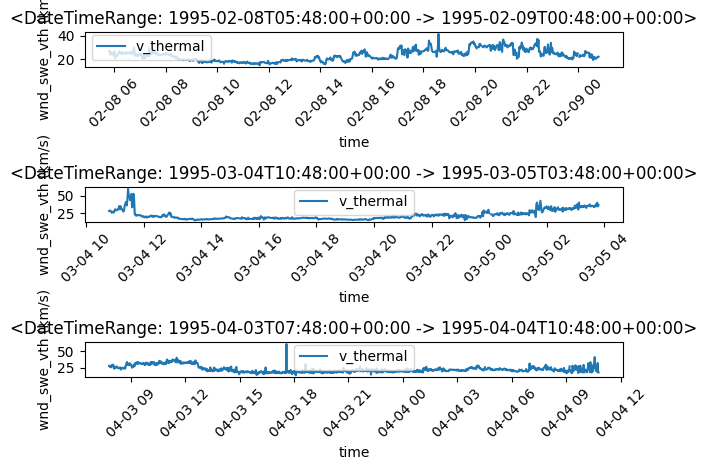
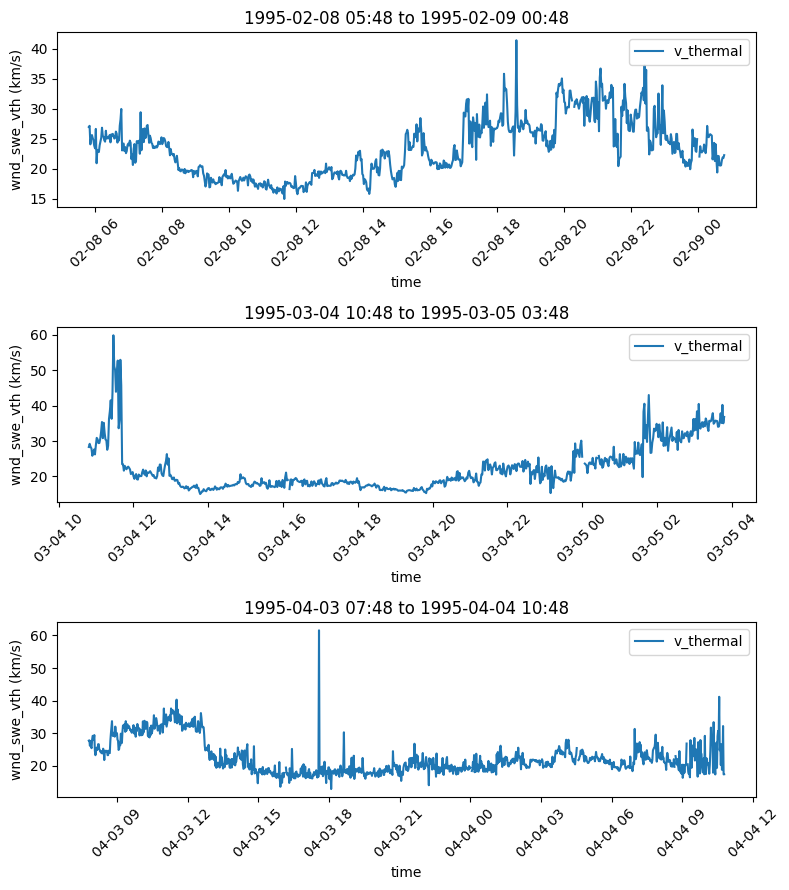
Code edit (unified diff) that turned the first committed figure into the second:
--- before
+++ after
@@ -1,6 +1,6 @@
-fig, axes = plt.subplots(len(vth_per_cloud), 1, sharex=False)
+fig, axes = plt.subplots(len(vth_per_cloud), 1, figsize=(8, 9))
 for ax, var, cloud in zip(axes, vth_per_cloud, magnetic_clouds[:3]):
     var.plot(ax=ax)
-    ax.set_title(str(cloud))
-plt.tight_layout()
+    ax.set_title(f"{cloud.start_time:%Y-%m-%d %H:%M} to {cloud.stop_time:%Y-%m-%d %H:%M}")
+fig.tight_layout()
 plt.show()

Commit: Fix doc review findings: coordinate systems, plots, and factual errors